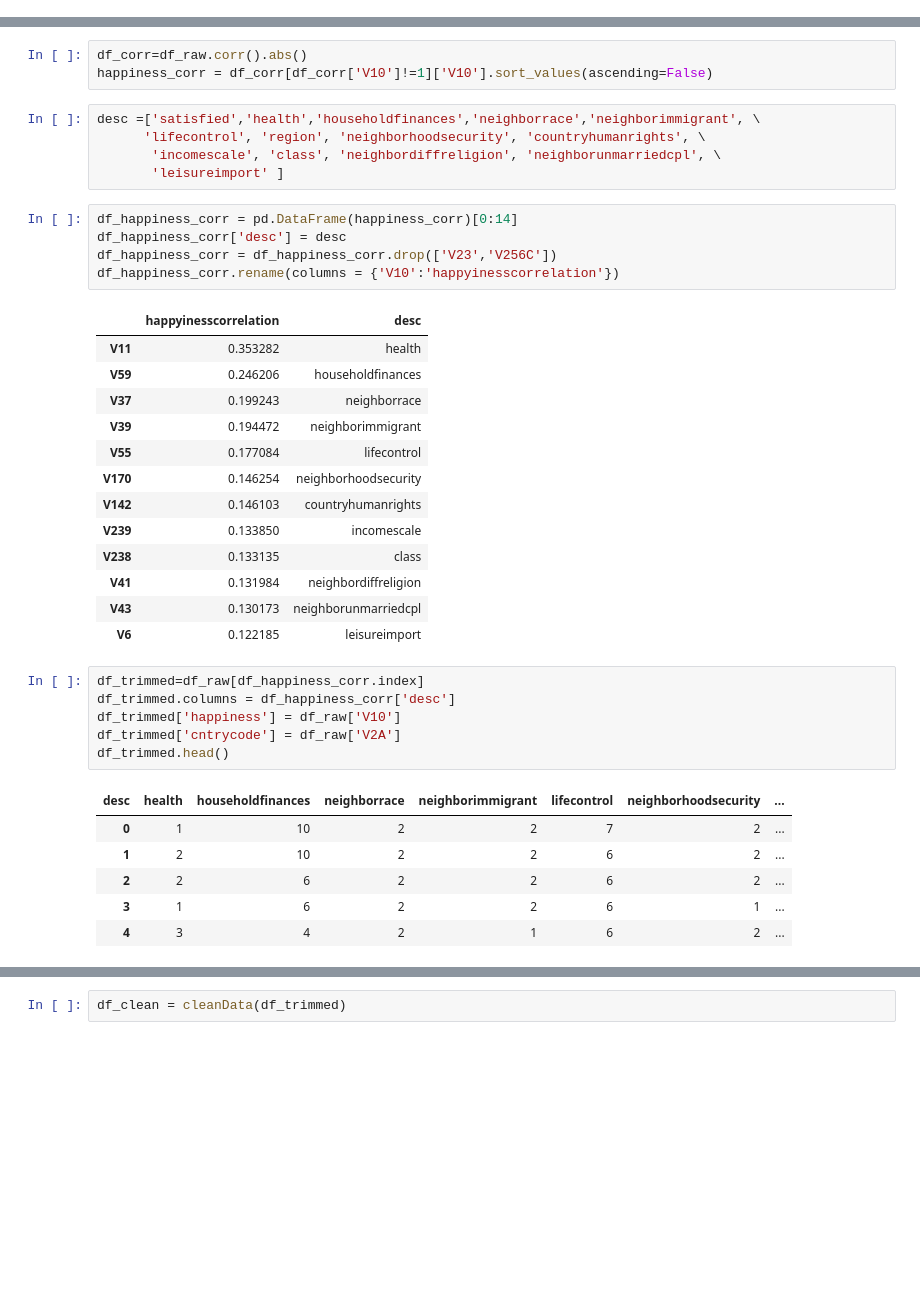
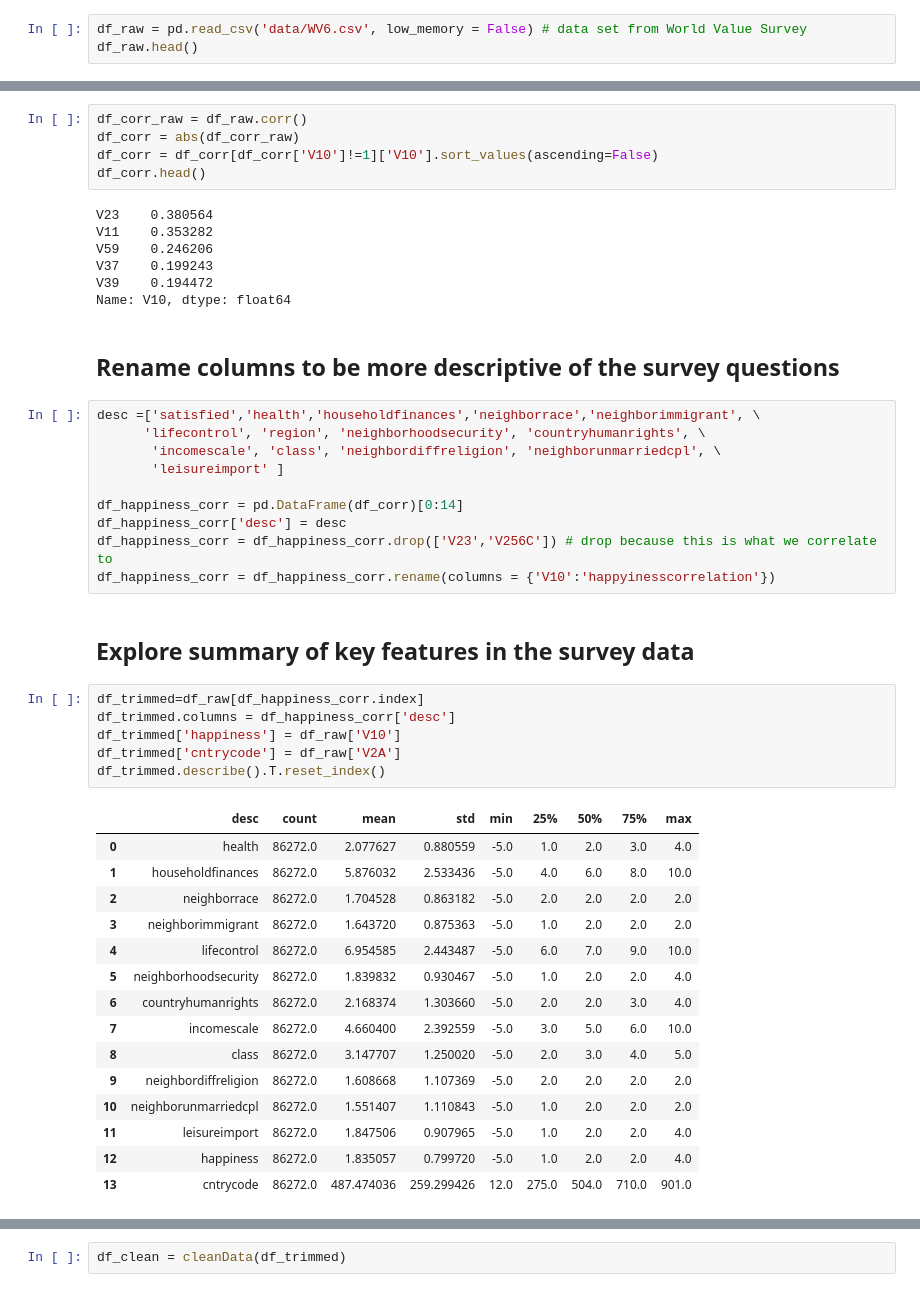
Before and after one commit to harrydurbin/happiness-level-predictor, a Jupyter notebook: happiness.ipynb, the cells around one changed output, grey strips where cells are left out. Drawn from its saved outputs; the diff is of its cells as text; blank space fills up the shorter version.

```diff
--- a/happiness.ipynb
+++ b/happiness.ipynb
@@ -163,0 +107,3 @@ df_raw = pd.read_csv(r'data\WV6.csv', low_memory = False)
+# %%
+df_raw = pd.read_csv('data/WV6.csv', low_memory = False) # data set from World Value Survey
+df_raw.head()
@@ -164,40 +120,48 @@ df_raw = pd.read_csv(r'data\WV6.csv', low_memory = False)
 # %%
-df_corr=df_raw.corr().abs()
-happiness_corr = df_corr[df_corr['V10']!=1]['V10'].sort_values(ascending=False)
+df_corr_raw = df_raw.corr()
+df_corr = abs(df_corr_raw)
+df_corr = df_corr[df_corr['V10']!=1]['V10'].sort_values(ascending=False)
+df_corr.head()
+# %% [output]
+V23    0.380564
+V11    0.353282
+V59    0.246206
+V37    0.199243
+V39    0.194472
+Name: V10, dtype: float64
+# %% [markdown]
+## Rename columns to be more descriptive of the survey questions
 # %%
 desc =['satisfied','health','householdfinances','neighborrace','neighborimmigrant', \
       'lifecontrol', 'region', 'neighborhoodsecurity', 'countryhumanrights', \
        'incomescale', 'class', 'neighbordiffreligion', 'neighborunmarriedcpl', \
        'leisureimport' ]
+
+df_happiness_corr = pd.DataFrame(df_corr)[0:14]
+df_happiness_corr['desc'] = desc
+df_happiness_corr = df_happiness_corr.drop(['V23','V256C']) # drop because this is what we correlate to
+df_happiness_corr = df_happiness_corr.rename(columns = {'V10':'happyinesscorrelation'})
-# %%
-df_happiness_corr = pd.DataFrame(happiness_corr)[0:14]
-df_happiness_corr['desc'] = desc
-df_happiness_corr = df_happiness_corr.drop(['V23','V256C'])
-df_happiness_corr.rename(columns = {'V10':'happyinesscorrelation'})
-# %% [output]
-|  | happyinesscorrelation | desc |
-| V11 | 0.353282 | health |
-| V59 | 0.246206 | householdfinances |
-| V37 | 0.199243 | neighborrace |
-| V39 | 0.194472 | neighborimmigrant |
-| V55 | 0.177084 | lifecontrol |
-| V170 | 0.146254 | neighborhoodsecurity |
-| V142 | 0.146103 | countryhumanrights |
-| V239 | 0.133850 | incomescale |
-| V238 | 0.133135 | class |
-| V41 | 0.131984 | neighbordiffreligion |
-| V43 | 0.130173 | neighborunmarriedcpl |
-| V6 | 0.122185 | leisureimport |
+# %% [markdown]
+## Explore summary of key features in the survey data
 # %%
 df_trimmed=df_raw[df_happiness_corr.index]
 df_trimmed.columns = df_happiness_corr['desc']
 df_trimmed['happiness'] = df_raw['V10']
 df_trimmed['cntrycode'] = df_raw['V2A']
-df_trimmed.head()
+df_trimmed.describe().T.reset_index()
 # %% [output]
-| desc | health | householdfinances | neighborrace | neighborimmigrant | lifecontrol | neighborhoodsecurity | ... |
-| 0 | 1 | 10 | 2 | 2 | 7 | 2 | ... |
-| 1 | 2 | 10 | 2 | 2 | 6 | 2 | ... |
-| 2 | 2 | 6 | 2 | 2 | 6 | 2 | ... |
-| 3 | 1 | 6 | 2 | 2 | 6 | 1 | ... |
-| 4 | 3 | 4 | 2 | 1 | 6 | 2 | ... |
+|  | desc | count | mean | std | min | 25% | 50% | 75% | max |
+| 0 | health | 86272.0 | 2.077627 | 0.880559 | -5.0 | 1.0 | 2.0 | 3.0 | 4.0 |
+| 1 | householdfinances | 86272.0 | 5.876032 | 2.533436 | -5.0 | 4.0 | 6.0 | 8.0 | 10.0 |
+| 2 | neighborrace | 86272.0 | 1.704528 | 0.863182 | -5.0 | 2.0 | 2.0 | 2.0 | 2.0 |
+| 3 | neighborimmigrant | 86272.0 | 1.643720 | 0.875363 | -5.0 | 1.0 | 2.0 | 2.0 | 2.0 |
+| 4 | lifecontrol | 86272.0 | 6.954585 | 2.443487 | -5.0 | 6.0 | 7.0 | 9.0 | 10.0 |
+| 5 | neighborhoodsecurity | 86272.0 | 1.839832 | 0.930467 | -5.0 | 1.0 | 2.0 | 2.0 | 4.0 |
+| 6 | countryhumanrights | 86272.0 | 2.168374 | 1.303660 | -5.0 | 2.0 | 2.0 | 3.0 | 4.0 |
+| 7 | incomescale | 86272.0 | 4.660400 | 2.392559 | -5.0 | 3.0 | 5.0 | 6.0 | 10.0 |
+| 8 | class | 86272.0 | 3.147707 | 1.250020 | -5.0 | 2.0 | 3.0 | 4.0 | 5.0 |
+| 9 | neighbordiffreligion | 86272.0 | 1.608668 | 1.107369 | -5.0 | 2.0 | 2.0 | 2.0 | 2.0 |
+| 10 | neighborunmarriedcpl | 86272.0 | 1.551407 | 1.110843 | -5.0 | 1.0 | 2.0 | 2.0 | 2.0 |
+| 11 | leisureimport | 86272.0 | 1.847506 | 0.907965 | -5.0 | 1.0 | 2.0 | 2.0 | 4.0 |
+| 12 | happiness | 86272.0 | 1.835057 | 0.799720 | -5.0 | 1.0 | 2.0 | 2.0 | 4.0 |
+| 13 | cntrycode | 86272.0 | 487.474036 | 259.299426 | 12.0 | 275.0 | 504.0 | 710.0 | 901.0 |
```
Also changed, not shown: parts of 47 cells of this notebook, 2 other files.
